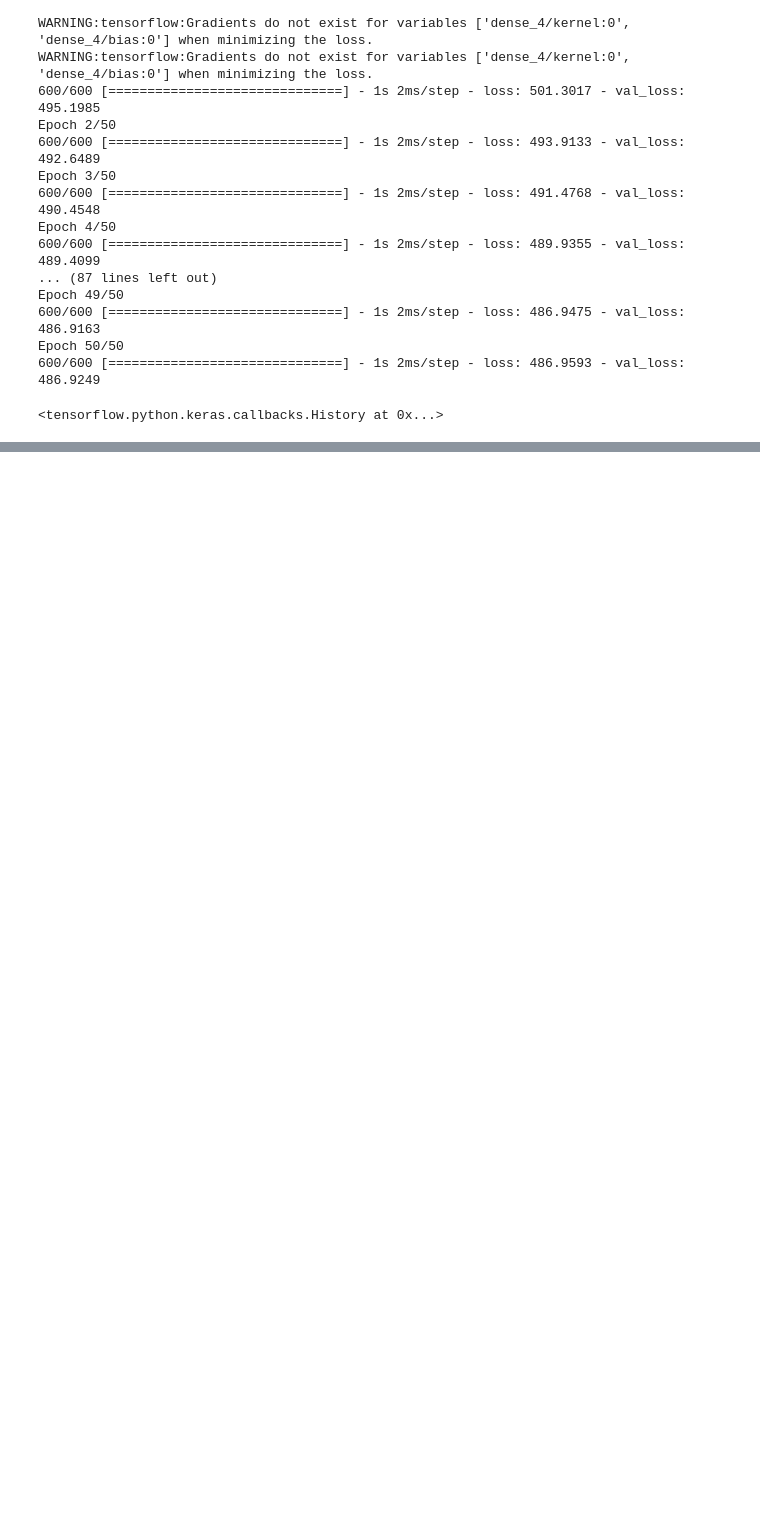
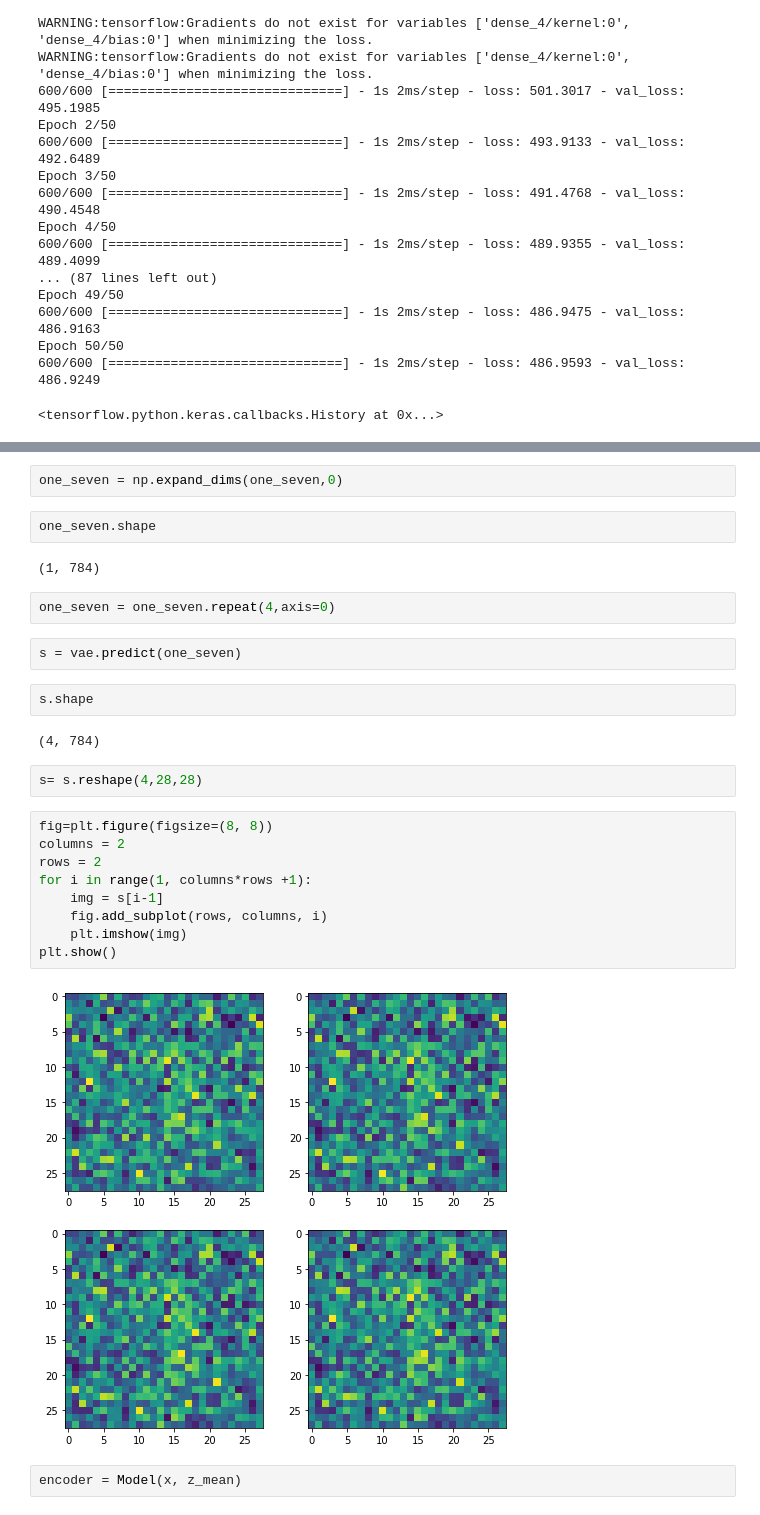
Before and after one commit to werellel/ML-for-Finance, a Jupyter notebook: using-generative-models.ipynb, the cells around one changed output, grey strips where cells are left out. Cells and saved outputs as stored; diff of their text form; blank space fills up the shorter version.

```diff
--- a/using-generative-models.ipynb
+++ b/using-generative-models.ipynb
@@ -709,0 +714,29 @@ Epoch 50/50
+# %%
+one_seven = np.expand_dims(one_seven,0)
+# %%
+one_seven.shape
+# %% [output]
+(1, 784)
+# %%
+one_seven = one_seven.repeat(4,axis=0)
+# %%
+s = vae.predict(one_seven)
+# %%
+s.shape
+# %% [output]
+(4, 784)
+# %%
+s= s.reshape(4,28,28)
+# %%
+fig=plt.figure(figsize=(8, 8))
+columns = 2
+rows = 2
+for i in range(1, columns*rows +1):
+    img = s[i-1]
+    fig.add_subplot(rows, columns, i)
+    plt.imshow(img)
+plt.show()
+# %% [output]
+[figure, added]
+# %%
+encoder = Model(x, z_mean)
```
Also changed, not shown: parts of 27 cells of this notebook, 1 other file.
